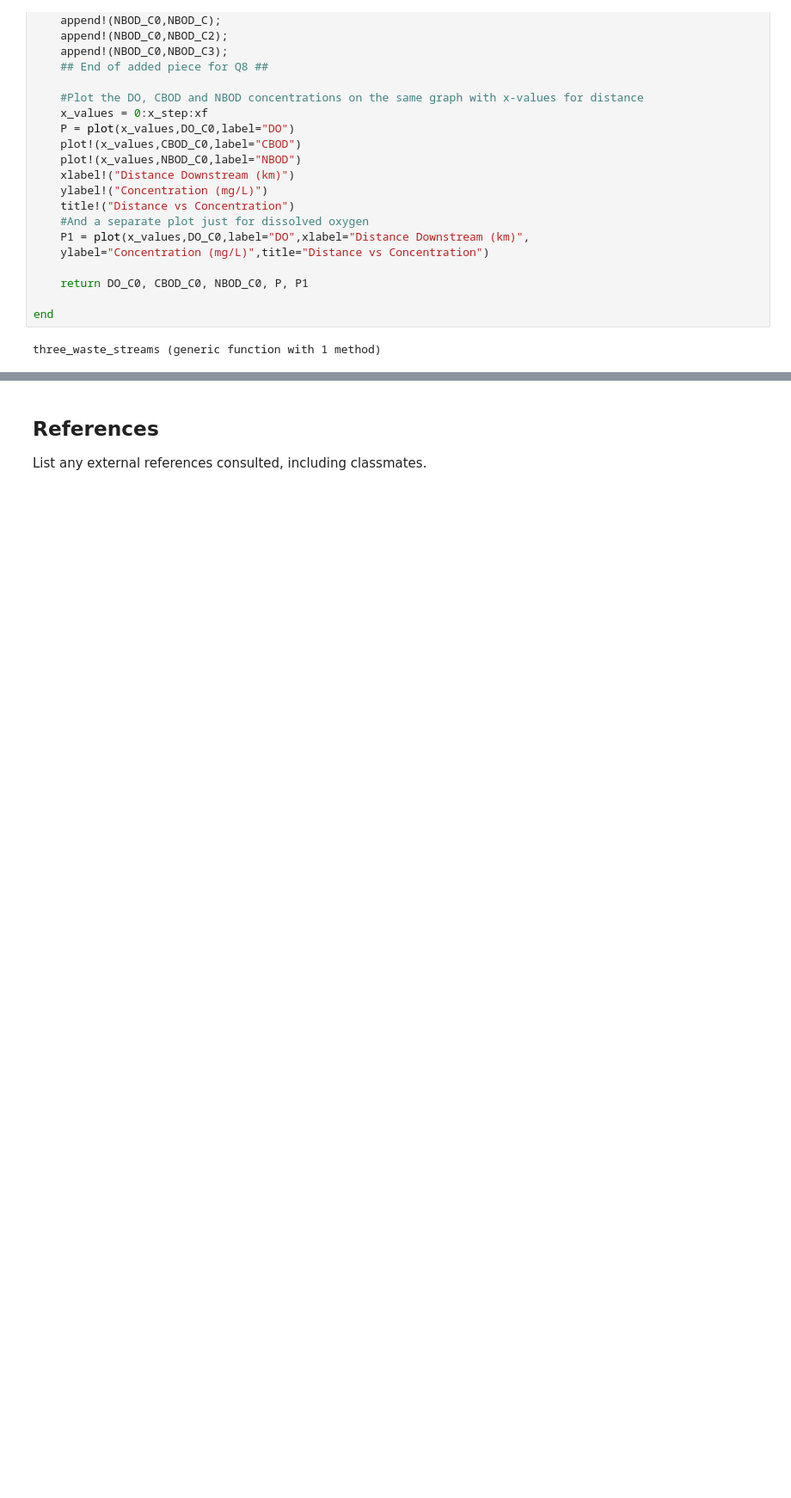
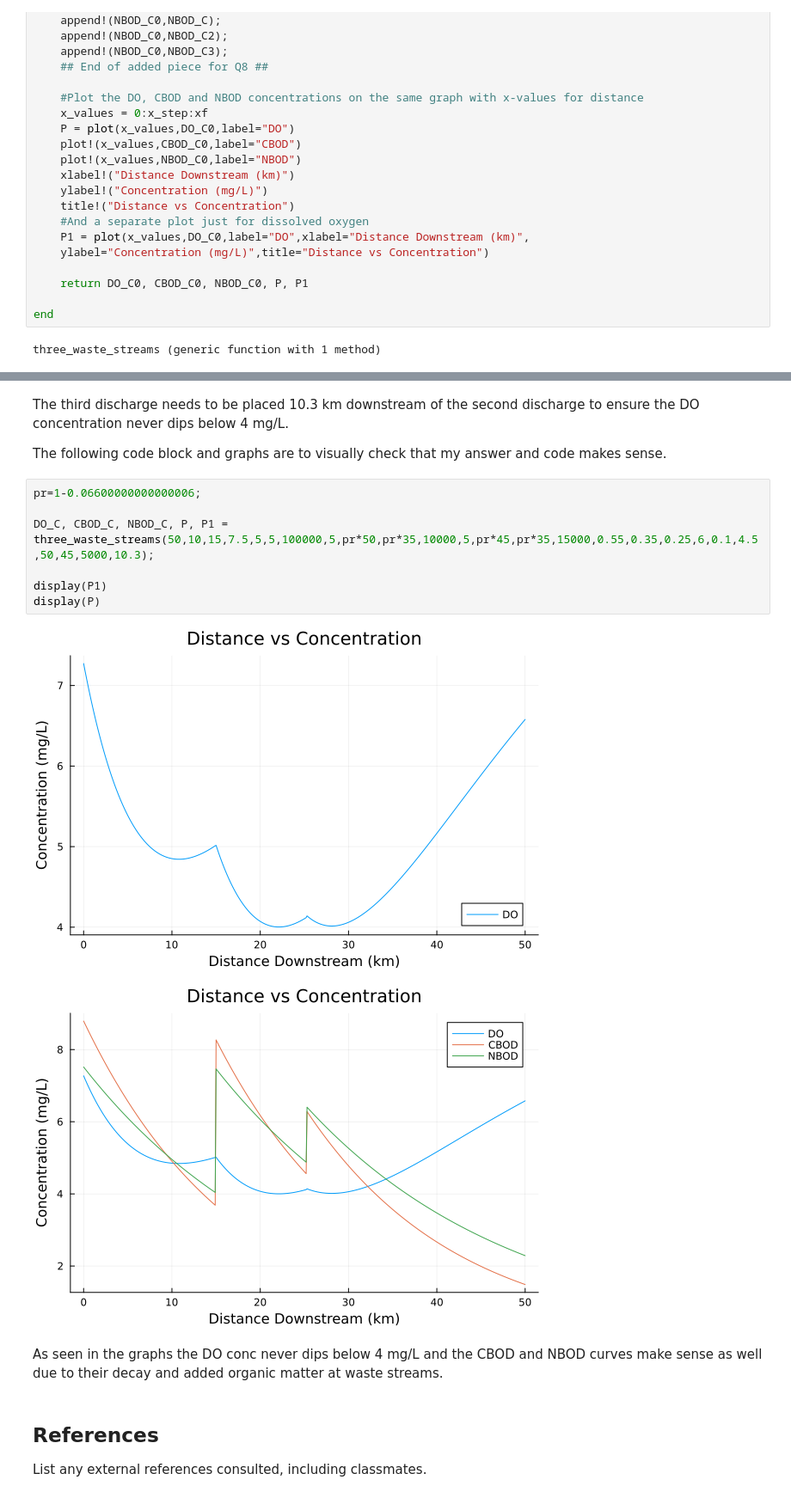
Before and after one commit to BEE4750-FA23/hw02-jrmarcuse, a Jupyter notebook: hw02.ipynb, the cells around one changed output, grey strips where cells are left out. Shown: that part at 86% size. Saved outputs shown, nothing was run; the diff lists cells and outputs as text; blank space fills up the shorter version.

```diff
--- a/hw02.ipynb
+++ b/hw02.ipynb
@@ -414,3 +418,20 @@ return d2
+# %% [markdown]
+The third discharge needs to be placed 10.3 km downstream of the second discharge to ensure the DO concentration never dips below 4 mg/L.
+
+The following code block and graphs are to visually check that my answer and code makes sense.
+# %%
+pr=1-0.06600000000000006;
+
+DO_C, CBOD_C, NBOD_C, P, P1 =
+three_waste_streams(50,10,15,7.5,5,5,100000,5,pr*50,pr*35,10000,5,pr*45,pr*35,15000,0.55,0.35,0.25,6,0.1,4.5,50,45,5000,10.3);
+
+display(P1)
+display(P)
+# %% [output]
+[figure, added]
+[figure, added]
+# %% [markdown]
+As seen in the graphs the DO conc never dips below 4 mg/L and the CBOD and NBOD curves make sense as well due to their decay and added organic matter at waste streams.
 # %% [markdown]
 ## References
 
```
Also changed, not shown: parts of 1 cell of this notebook.
